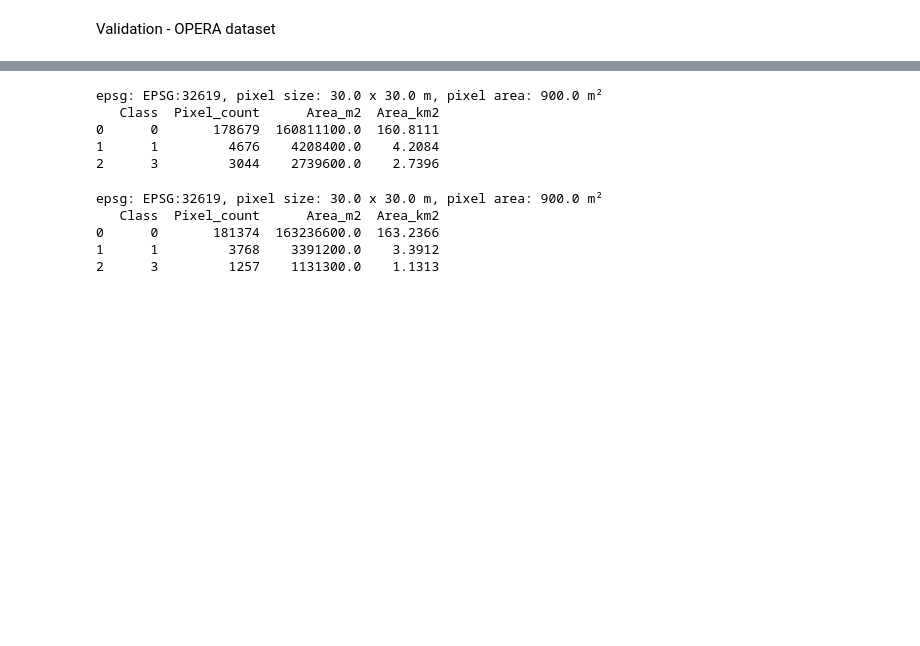
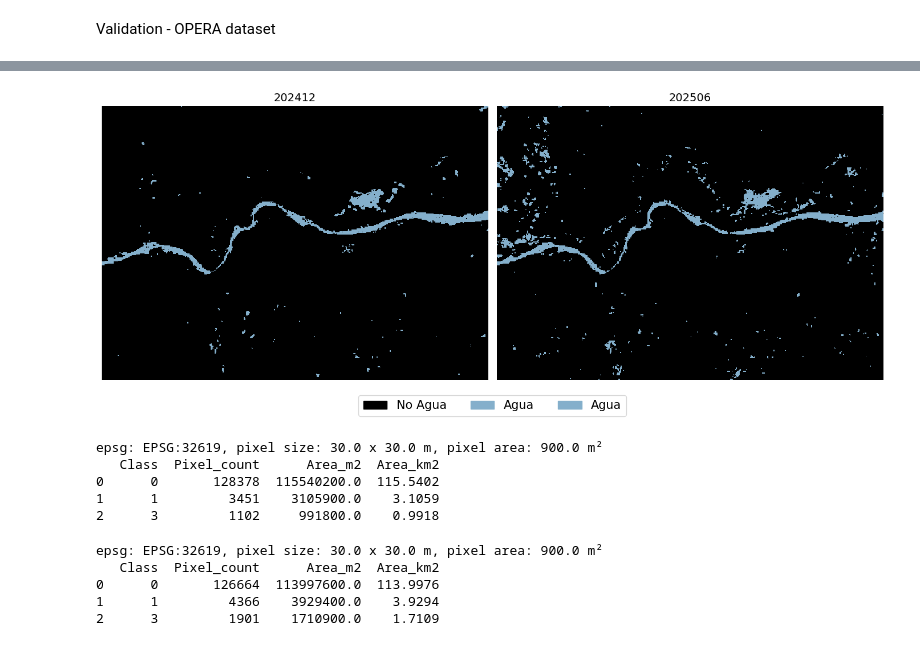
Before and after one commit to aliciaarevalor/s1_wetland, a Jupyter notebook: data-results.ipynb, the cells around one changed output, grey strips where cells are left out. Cells and saved outputs as stored; diff of their text form; code cells hidden in the pictures; blank space fills up the shorter version.

```diff
--- a/data-results.ipynb
+++ b/data-results.ipynb
@@ -254,6 +254,48 @@ plt.show()
+# %%
+# Path to TIFF files
+tiff_files = sorted(glob.glob("./data/opera/*_clip.tif"))
+
+# Define custom colors for classes
+colors = [
+    "black",  # class 0 - black (other/background)
+    "#84AFCB",  # class 1 - blue (open water)
+    "#84AFCB",  # class 2 - green (inundated vegetation)
+]
+
+cmap = ListedColormap(colors)
+
+fig, axes = plt.subplots(1, 2, figsize=(14, 6))
+axes = axes.flatten()
+
+# Loop through images and plot them
+for i, file in enumerate(tiff_files):
+    img = tiff.imread(file)
+
+    # Extract filename and title
+    filename = os.path.basename(file)
+    title_text = os.path.splitext(filename)[0][:6]
+
+    # Show the image with defined colormap
+    axes[i].imshow(img, cmap=cmap)
+    axes[i].set_title(title_text, fontsize=14)
+    axes[i].axis('off')
+
+# Hide unused axes if fewer than 2 images
+for j in range(i + 1, len(axes)):
+    axes[j].axis('off')
+
+# Create legend
+legend_labels = ["No Agua", "Agua", "Agua"]
+patches = [mpatches.Patch(color=colors[k], label=legend_labels[k]) for k in range(len(colors))]
+fig.legend(handles=patches, loc='lower center', ncol=4, fontsize=15, frameon=True)
+
+plt.tight_layout(rect=[0, 0.05, 1, 1])
+plt.show()
+# %% [output]
+[figure, added]
 # %%
 # Path to your raster
-raster_path = "./data/opera/20241218_WTR_clip.tif"
+raster_path = "./data/opera/20241220_WTR_clip.tif"
 
 with rasterio.open(raster_path) as src:
     img = src.read(1)  # Read first band
@@ -280,12 +322,12 @@ print(df)
 # %% [output]
 epsg: EPSG:32619, pixel size: 30.0 x 30.0 m, pixel area: 900.0 m²
    Class  Pixel_count      Area_m2  Area_km2
-0      0       178679  160811100.0  160.8111
-1      1         4676    4208400.0    4.2084
-2      3         3044    2739600.0    2.7396
+0      0       128378  115540200.0  115.5402
+1      1         3451    3105900.0    3.1059
+2      3         1102     991800.0    0.9918
 # %%
 # Path to your raster
-raster_path = "./data/opera/20250616_WTR_clip.tif"
+raster_path = "./data/opera/20250625_WTR_clip.tif"
 
 with rasterio.open(raster_path) as src:
     img = src.read(1)  # Read first band
@@ -312,6 +354,6 @@ print(df)
 # %% [output]
 epsg: EPSG:32619, pixel size: 30.0 x 30.0 m, pixel area: 900.0 m²
    Class  Pixel_count      Area_m2  Area_km2
-0      0       181374  163236600.0  163.2366
-1      1         3768    3391200.0    3.3912
-2      3         1257    1131300.0    1.1313
+0      0       126664  113997600.0  113.9976
+1      1         4366    3929400.0    3.9294
+2      3         1901    1710900.0    1.7109
```
Also changed, not shown: parts of 2 cells of this notebook.
